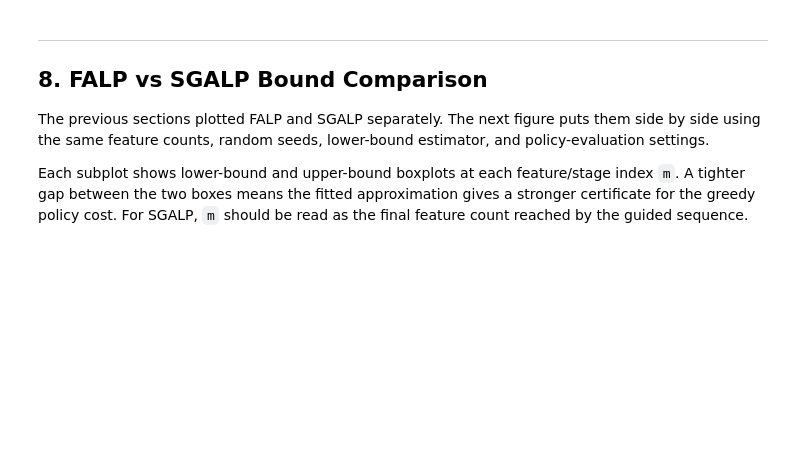
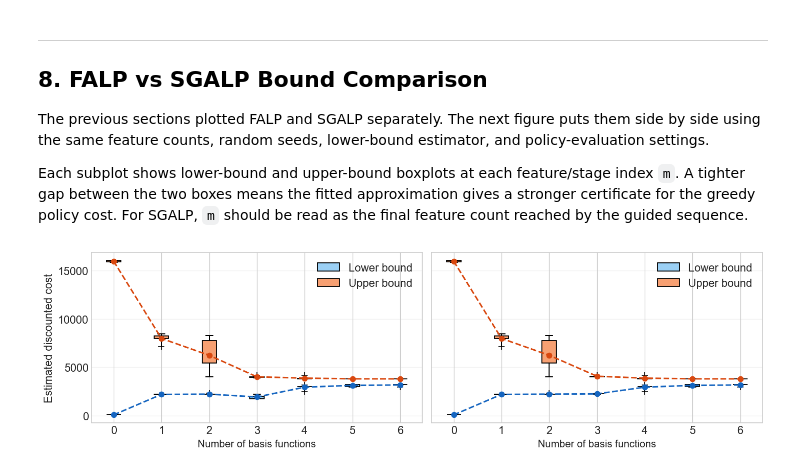
Before and after one commit to Self-Adapting-MDP-Approximations/INFORMS-Tutorials, a Jupyter notebook: continuous-mdp/notebooks/self-guided-alp.ipynb, the cells around one changed output. Saved outputs shown, nothing was run; the diff lists cells and outputs as text; code cells hidden in the pictures; blank space fills up the shorter version.

```diff
--- a/continuous-mdp/notebooks/self-guided-alp.ipynb
+++ b/continuous-mdp/notebooks/self-guided-alp.ipynb
@@ -293,3 +294,25 @@ plot_bound_boxplots(
 The previous sections plotted FALP and SGALP separately. The next figure puts them side by side using the same feature counts, random seeds, lower-bound estimator, and policy-evaluation settings.
 
 Each subplot shows lower-bound and upper-bound boxplots at each feature/stage index `m`. A tighter gap between the two boxes means the fitted approximation gives a stronger certificate for the greedy policy cost. For SGALP, `m` should be read as the final feature count reached by the guided sequence.
+# %%
+comparison_feature_counts = [
+    feature_count
+    for feature_count in falp_feature_counts
+    if feature_count in sgalp_feature_counts
+]
+comparison_seeds = [
+    seed
+    for seed in falp_seed_grid
+    if seed in sgalp_seed_grid
+]
+
+plot_falp_vs_sgalp_bound_boxplots(
+    falp_results,
+    sgalp_results,
+    comparison_feature_counts,
+    comparison_seeds,
+    figsize=(12, 3.5),
+    fontsize=13,
+)
+# %% [output]
+[figure, added]
```
Also changed, not shown: parts of 4 cells of this notebook, 5 other files.
